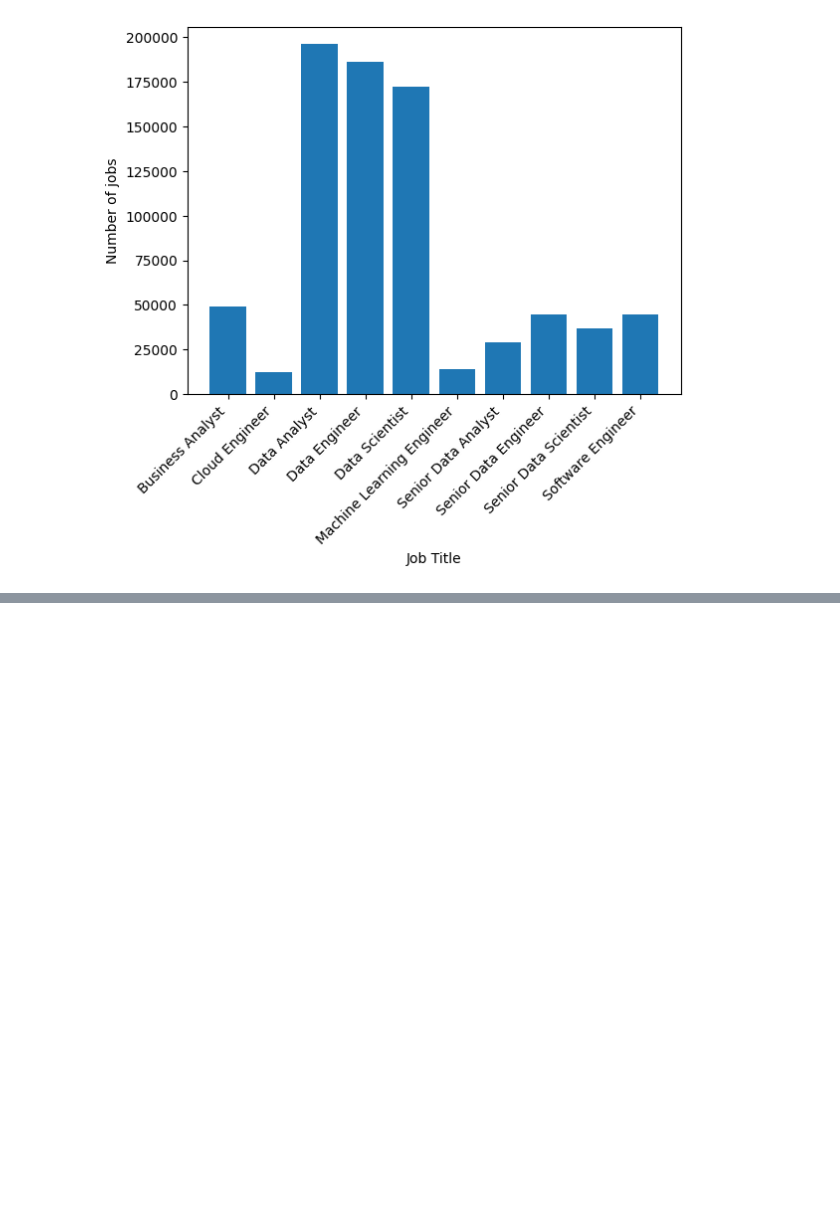
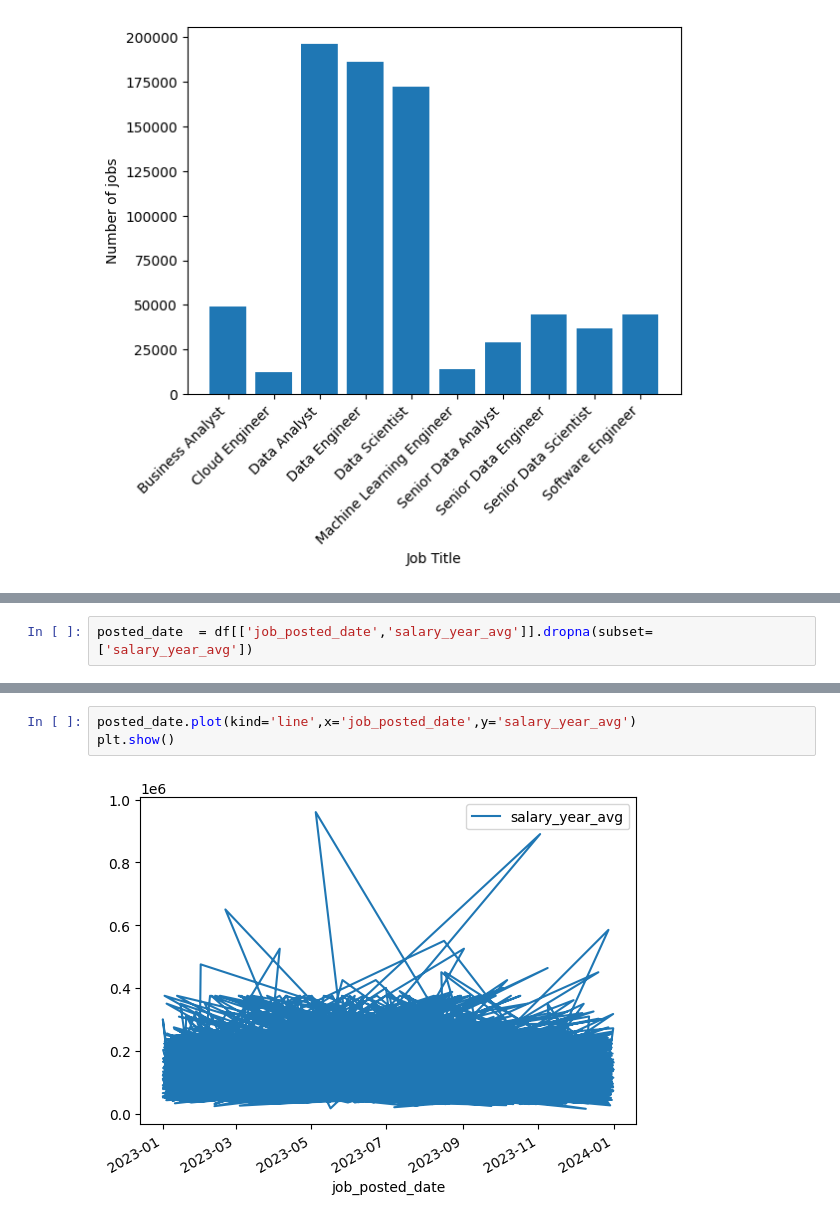
Before and after one commit to Mugil1410/Data-analysis-with-python, a Jupyter notebook: matplotlib.ipynb, the cells around one changed output, grey strips where cells are left out. Cells and saved outputs as stored; diff of their text form; blank space fills up the shorter version.

```diff
--- a/matplotlib.ipynb
+++ b/matplotlib.ipynb
@@ -100,0 +134,2 @@ plt.show()
+# %%
+posted_date  = df[['job_posted_date','salary_year_avg']].dropna(subset=['salary_year_avg'])
@@ -100,0 +150,5 @@ plt.show()
+# %%
+posted_date.plot(kind='line',x='job_posted_date',y='salary_year_avg')
+plt.show()
+# %% [output]
+[figure, added]
```
Also changed, not shown: parts of 11 cells of this notebook.
